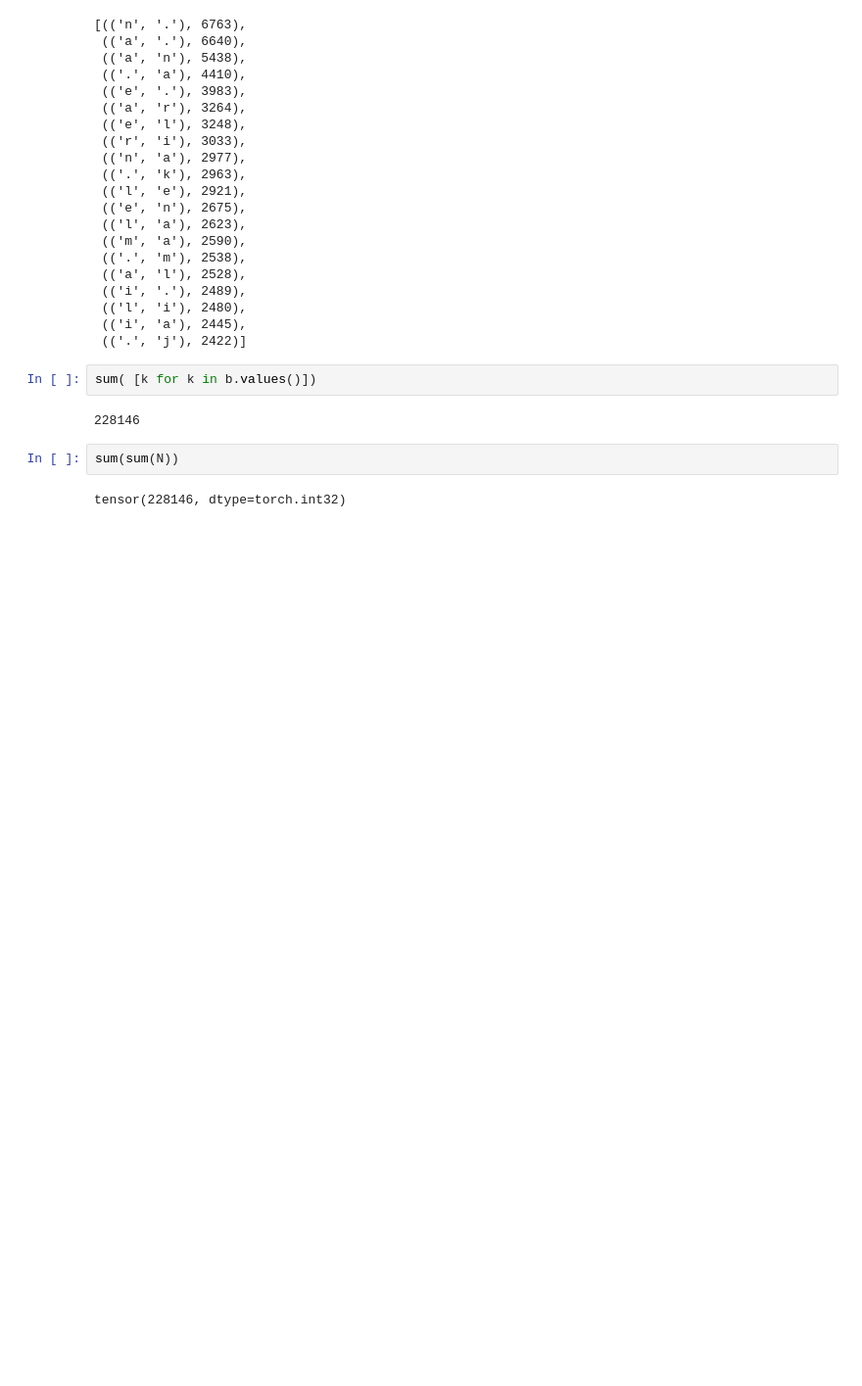
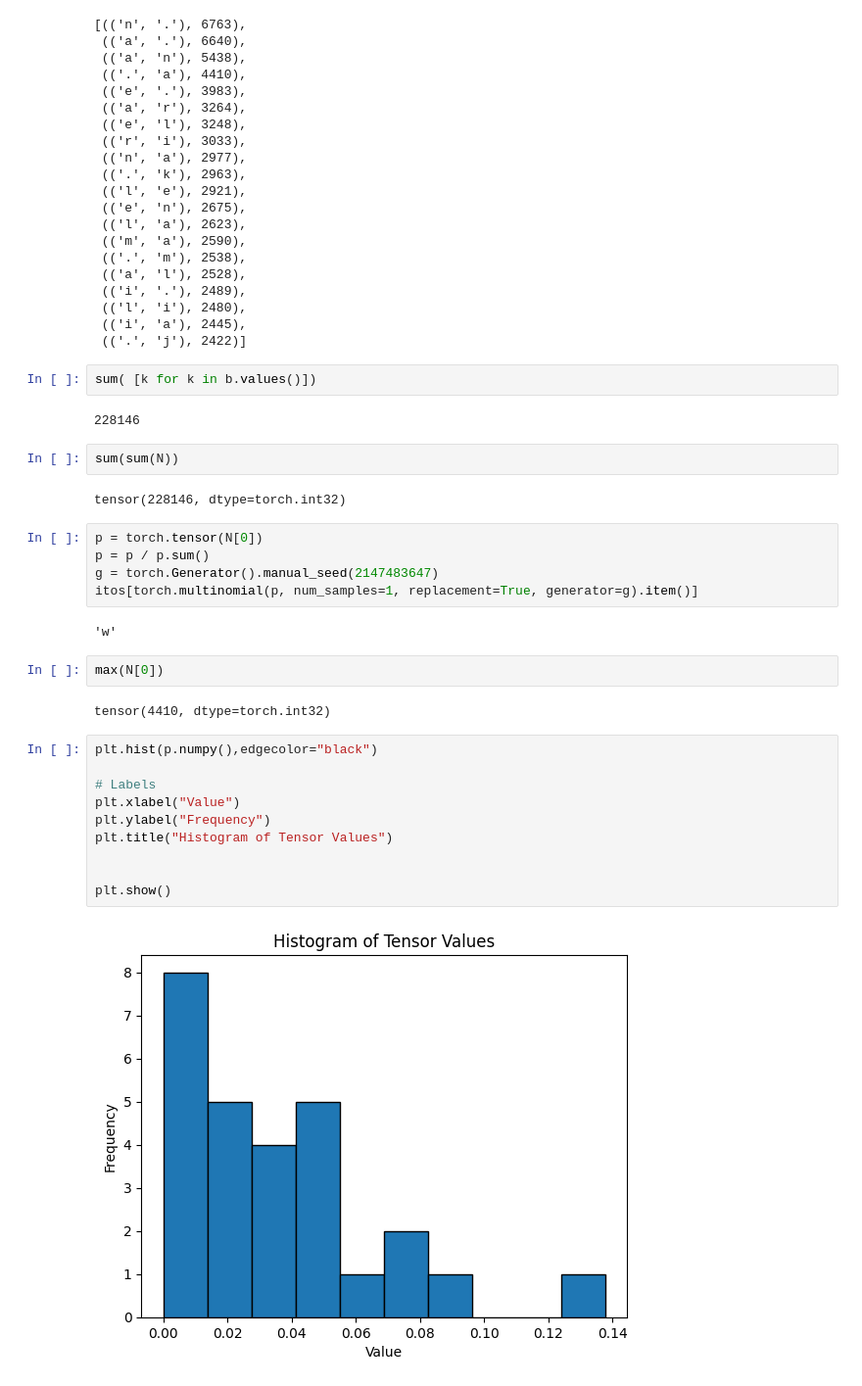
Before and after one commit to samitha278/bigram-character-level-language-model, a Jupyter notebook: bigram-character-level-language-model.ipynb, the cells around one changed output. Shown: that part at 98% size. Saved outputs shown, nothing was run; the diff lists cells and outputs as text; blank space fills up the shorter version.

```diff
--- a/bigram-character-level-language-model.ipynb
+++ b/bigram-character-level-language-model.ipynb
@@ -163,3 +164,26 @@ sum( [k for k in b.values()])
 sum(sum(N))
 # %% [output]
 tensor(228146, dtype=torch.int32)
+# %%
+p = torch.tensor(N[0])
+p = p / p.sum()
+g = torch.Generator().manual_seed(2147483647)
+itos[torch.multinomial(p, num_samples=1, replacement=True, generator=g).item()]
+# %% [output]
+'w'
+# %%
+max(N[0])
+# %% [output]
+tensor(4410, dtype=torch.int32)
+# %%
+plt.hist(p.numpy(),edgecolor="black")
+
+# Labels
+plt.xlabel("Value")
+plt.ylabel("Frequency")
+plt.title("Histogram of Tensor Values")
+
+
+plt.show()
+# %% [output]
+[figure, added]
```
Also changed, not shown: parts of 4 cells of this notebook.
